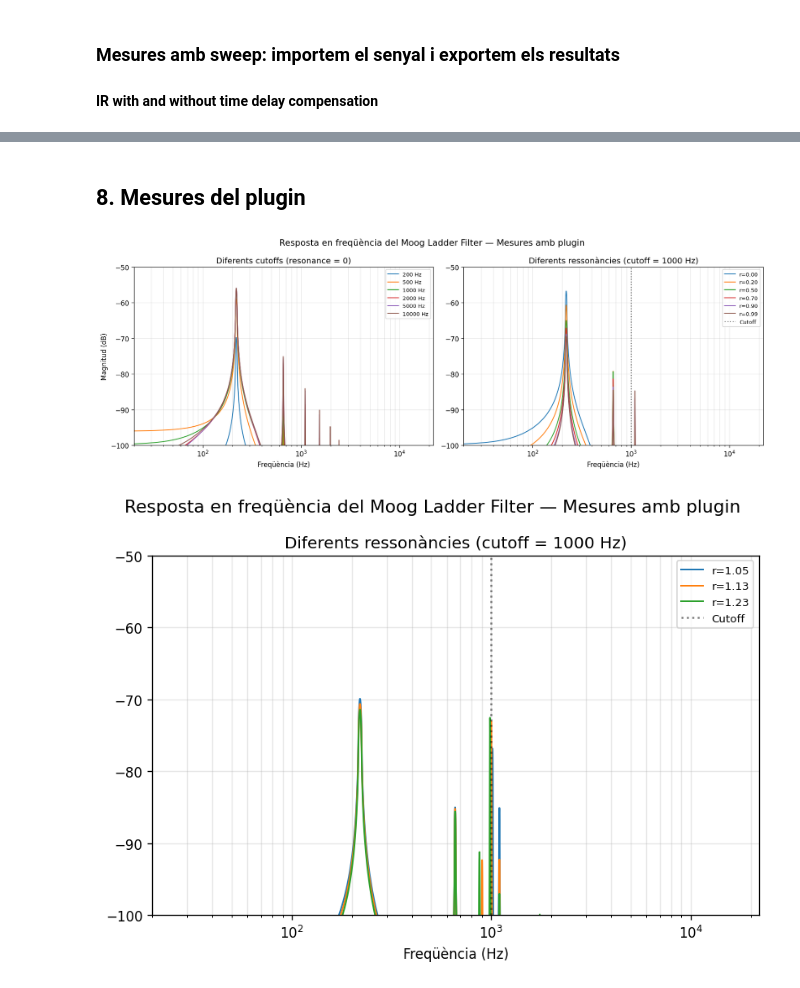
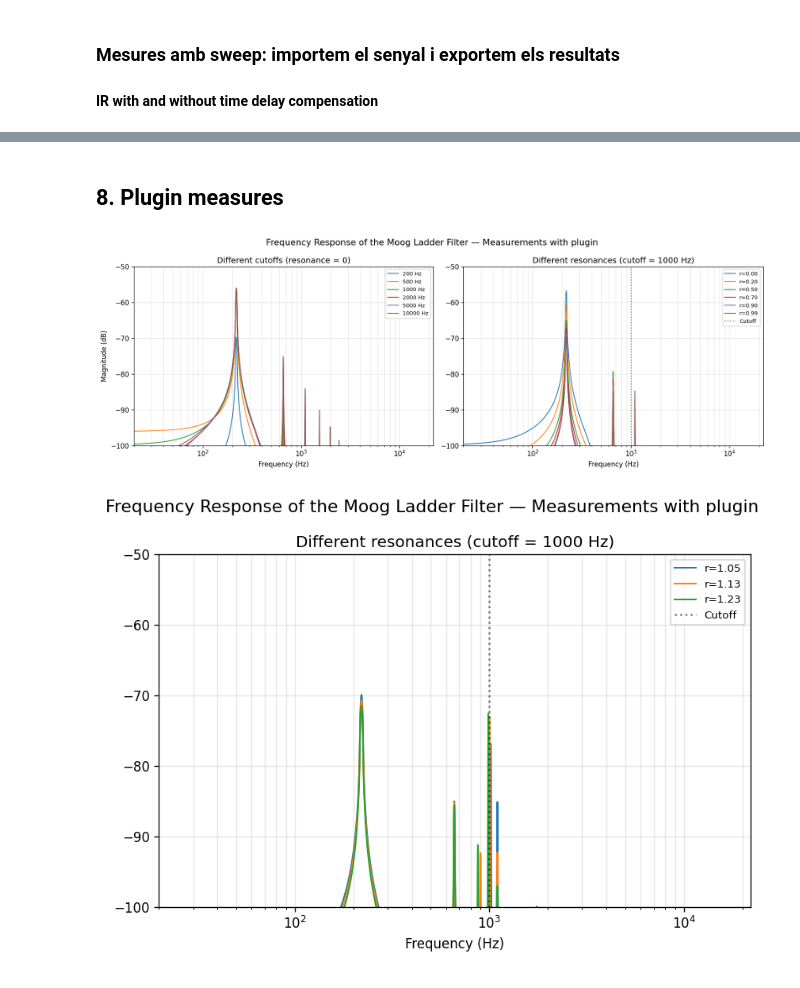
Before and after one commit to jordirubio01/TFGKobol, a Jupyter notebook: Notebooks/moog_ladder_filter.ipynb, the cells around one changed output, grey strips where cells are left out. Drawn from its saved outputs; the diff is of its cells as text; code cells hidden in the pictures.

```diff
--- a/Notebooks/moog_ladder_filter.ipynb
+++ b/Notebooks/moog_ladder_filter.ipynb
@@ -180,7 +180,7 @@ def white_noise(duration=1.0, amplitude=0.5, sr=44100, seed=42):
     return rng.standard_normal(int(sr * duration)) * amplitude
 
 def impulse(duration=0.5, amplitude=1.0, sr=44100):
-    """Impuls unitari, útil per veure la resposta a l'impuls del filtre."""
+    """Unit impulse, useful for seeing the impulse response of the filter."""
     n = int(sr * duration)
     x = np.zeros(n)
     x[0] = amplitude
@@ -412,10 +412,10 @@ for cfg in configs:
     filename = f"filter_c{int(cfg['cutoff'])}_r{int(cfg['resonance']*100):02d}.wav"
     ##save_wav(filename, y, sr=sr, normalize=False)  # normalize=False és important!
 # %%
-# Anàlisi des del Notebook (sense deconvolució de REW) - Finalment no cal, tenim tot l'anàlisi amb REW
+# Analysis from Analysis from the Notebook (without REW deconvolution) - Finally not needed, we have all the analysis with REW
 """
 def compute_H(x, y):
-    H(f) = Y(f) / X(f). Retorna freqs, SPL (dB), fase unwrapped (graus).
+    H(f) = Y(f) / X(f). Returns freqs, SPL (dB), phase unwrapped (degrees).
     n_fft = 1
     while n_fft < max(len(x), len(y)):
         n_fft <<= 1
@@ -644,5 +644,5 @@ plt.show()
 # %%
-# --- Configuracions RESONANCE diferent ---
+# --- Different RESONANCE Configurations ---
 configs = [
     {"cutoff": 5000,  "resonance": 0.0,  "amplitude": -30},
     {"cutoff": 5000,  "resonance": 0.0,  "amplitude": -20},
@@ -651,9 +651,9 @@ configs = [
     {"cutoff": 5000,  "resonance": 0.0,  "amplitude": 0}
 ]
 
-# --- Processar i exportar ---
+# --- Process and export ---
 for cfg in configs:
-    sr, tone = wavfile.read(f"Sine_220_{int(cfg['amplitude'])}_dBFS_44k_Float.wav")
+    sr, tone = wavfile.read(f"REW Audios/Sine_220_{int(cfg['amplitude'])}_dBFS_44k_Float.wav")
     filt = MoogLadderFilter(sr, cutoff=cfg["cutoff"],
                             resonance=cfg["resonance"], oversample=2)
     filt.reset()
@@ -733,5 +731,5 @@ display(df)"""
 # %%
-# --- Configuracions RESONANCE diferent ---
+# --- Different RESONANCE Configurations ---
 configs = [
     {"cutoff": 5000,  "resonance": 0.0,  "amplitude": -30},
     {"cutoff": 5000,  "resonance": 0.0,  "amplitude": -20},
@@ -740,13 +738,13 @@ configs = [
     {"cutoff": 5000,  "resonance": 0.0,  "amplitude": 0}
 ]
 
-# --- Processar i exportar ---
+# --- Process and export ---
 for cfg in configs:
-    sr, sweep = wavfile.read(f"512kMeasSweep_20_to_20000_{int(cfg['amplitude'])}_dBFS_44k_Float_ref.wav")
+    sr, sweep = wavfile.read(f"REW Audios/512kMeasSweep_20_to_20000_{int(cfg['amplitude'])}_dBFS_44k_Float_ref.wav")
     filt = MoogLadderFilter(sr, cutoff=cfg["cutoff"],
                             resonance=cfg["resonance"], oversample=2)
     filt.reset()
     y = filt.process(sweep)
 
     filename = f"filter_sweep_c{int(cfg['cutoff'])}_r{int(cfg['resonance']*100):02d}_{int(cfg['amplitude'])}_dBFS.wav"
-    save_wav(filename, y, sr=sr, normalize=False)  # normalize=False és important!
+    #save_wav(filename, y, sr=sr, normalize=False)  # normalize=False is important!
@@ -804,69 +828,69 @@ plt.show()
-# %% [markdown]
-## 8. Mesures del plugin
+# %% [markdown]
+## 8. Plugin measures
 # %%
-PATH = "C:/Users/jordi/Documentos/00-UPF/05-TFG/Juce files/TFGKobolLocal/PluginRecordings/VCF/"
+PATH = "C:/Users/jordi/Documentos/00-UPF/05-TFG/Juce files/TFGKobolLocal/PluginRecordings/VCF Notebook/"
 
 SR = 44100
 from scipy.ndimage import uniform_filter1d
 
 fig, axes = plt.subplots(1, 2, figsize=(14, 5))
 
-# --- Esquerra: diferents cutoffs, ressonància fixa ---
+# --- Left: different cutoffs, fixed resonance ---
 ax = axes[0]
 for cutoff in [200, 500, 1000, 2000, 5000, 10000]:
     sr_y, y = wavfile.read(PATH+f"filter_c{cutoff}_r00.wav")
     freqs_y, mag_y = compute_spectrum(y, sr_y)
     mag_smooth = uniform_filter1d(mag_y, size=50)
     ax.semilogx(freqs_y[1:], mag_smooth[1:], label=f'{cutoff} Hz', lw=1.2)
-ax.set_title('Diferents cutoffs (resonance = 0)')
-ax.set_xlabel('Freqüència (Hz)')
+ax.set_title('Different cutoffs (resonance = 0)')
+ax.set_xlabel('Frequency (Hz)')
 ax.set_ylim(-100, -50)
-ax.set_ylabel('Magnitud (dB)')
+ax.set_ylabel('Magnitude (dB)')
 ax.legend(fontsize=8)
 ax.grid(True, which='both', alpha=0.3)
 ax.set_xlim([20, SR/2])
 
-# --- Dreta: diferents ressonàncies, cutoff fix ---
+# --- Right: different resonances, fixed cutoff ---
 ax = axes[1]
 cutoff = 1000
 for res in [0, 20, 50, 70, 90, 99]:
     sr_y, y = wavfile.read(PATH+f"filter_c{cutoff}_r{res:02d}.wav")
     freqs_y, mag_y = compute_spectrum(y, sr_y)
     mag_smooth = uniform_filter1d(mag_y, size=50)
     ax.semilogx(freqs_y[1:], mag_smooth[1:], label=f'r={res/100:.2f}', lw=1.2)
 ax.axvline(cutoff, color='k', linestyle=':', alpha=0.5, label='Cutoff')
-ax.set_title(f'Diferents ressonàncies (cutoff = {cutoff} Hz)')
-ax.set_xlabel('Freqüència (Hz)')
+ax.set_title(f'Different resonances (cutoff = {cutoff} Hz)')
+ax.set_xlabel('Frequency (Hz)')
 ax.set_ylim(-100, -50)
 ax.legend(fontsize=8)
 ax.grid(True, which='both', alpha=0.3)
 ax.set_xlim([20, SR/2])
 
-plt.suptitle('Resposta en freqüència del Moog Ladder Filter — Mesures amb plugin', fontsize=13)
+plt.suptitle('Frequency Response of the Moog Ladder Filter — Measurements with plugin', fontsize=13)
 plt.tight_layout()
 plt.show()
 
-# --- Abaix: ressonàncies >1, cutoff fix ---
+# --- Below: resonances >1, fixed cutoff ---
 fig, axes = plt.subplots(1, 1, figsize=(7, 5))
 ax = axes
 cutoff = 1000
 for res in [105, 113, 123]:
     sr_y, y = wavfile.read(PATH+f"filter_c{cutoff}_r{res:02d}.wav")
     freqs_y, mag_y = compute_spectrum(y, sr_y)
     mag_smooth = uniform_filter1d(mag_y, size=50)
     ax.semilogx(freqs_y[1:], mag_smooth[1:], label=f'r={res/100:.2f}', lw=1.2)
 ax.axvline(cutoff, color='k', linestyle=':', alpha=0.5, label='Cutoff')
-ax.set_title(f'Diferents ressonàncies (cutoff = {cutoff} Hz)')
-ax.set_xlabel('Freqüència (Hz)')
+ax.set_title(f'Different resonances (cutoff = {cutoff} Hz)')
+ax.set_xlabel('Frequency (Hz)')
 ax.set_ylim(-100, -50)
 ax.legend(fontsize=8)
 ax.grid(True, which='both', alpha=0.3)
 ax.set_xlim([20, SR/2])
 
-plt.suptitle('Resposta en freqüència del Moog Ladder Filter — Mesures amb plugin', fontsize=13)
+plt.suptitle('Frequency Response of the Moog Ladder Filter — Measurements with plugin', fontsize=13)
 plt.tight_layout()
 plt.show()
 # %% [output]
-[figure, old version]
+[figure, new version]
-[figure, old version]
+[figure, new version]
 # %%
```
Also changed, not shown: parts of 34 cells of this notebook.
